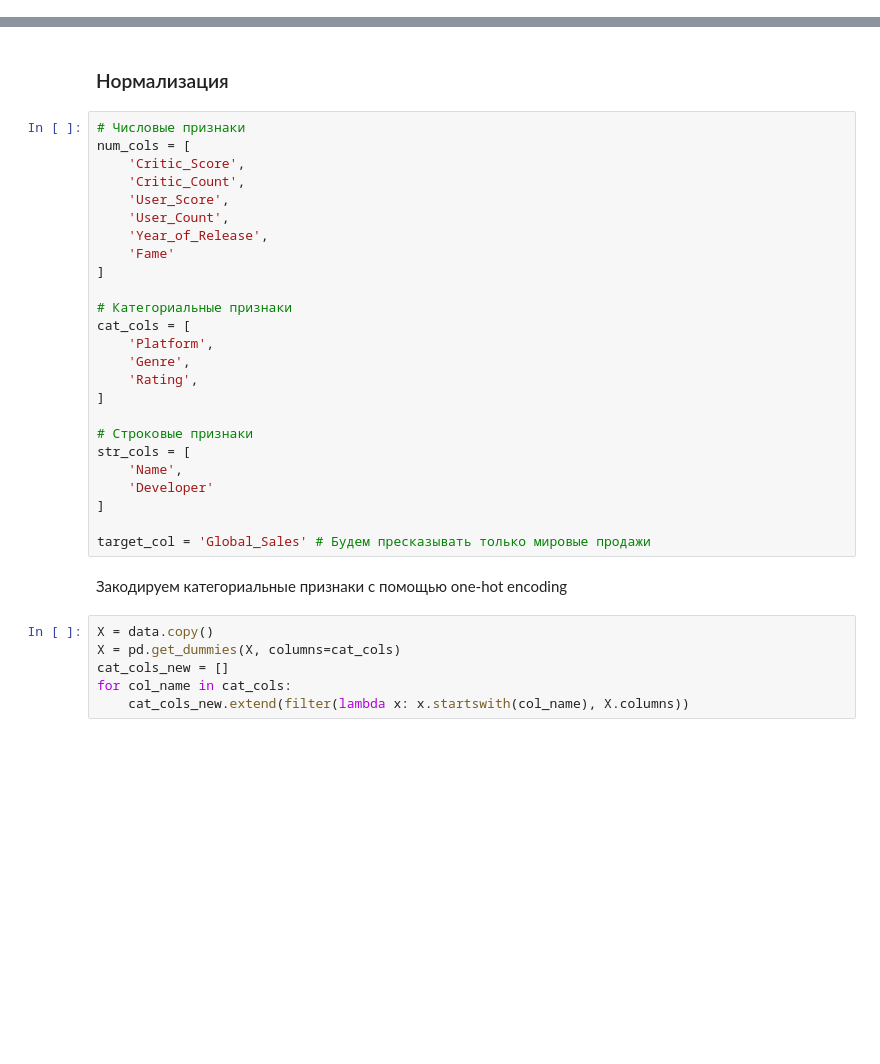
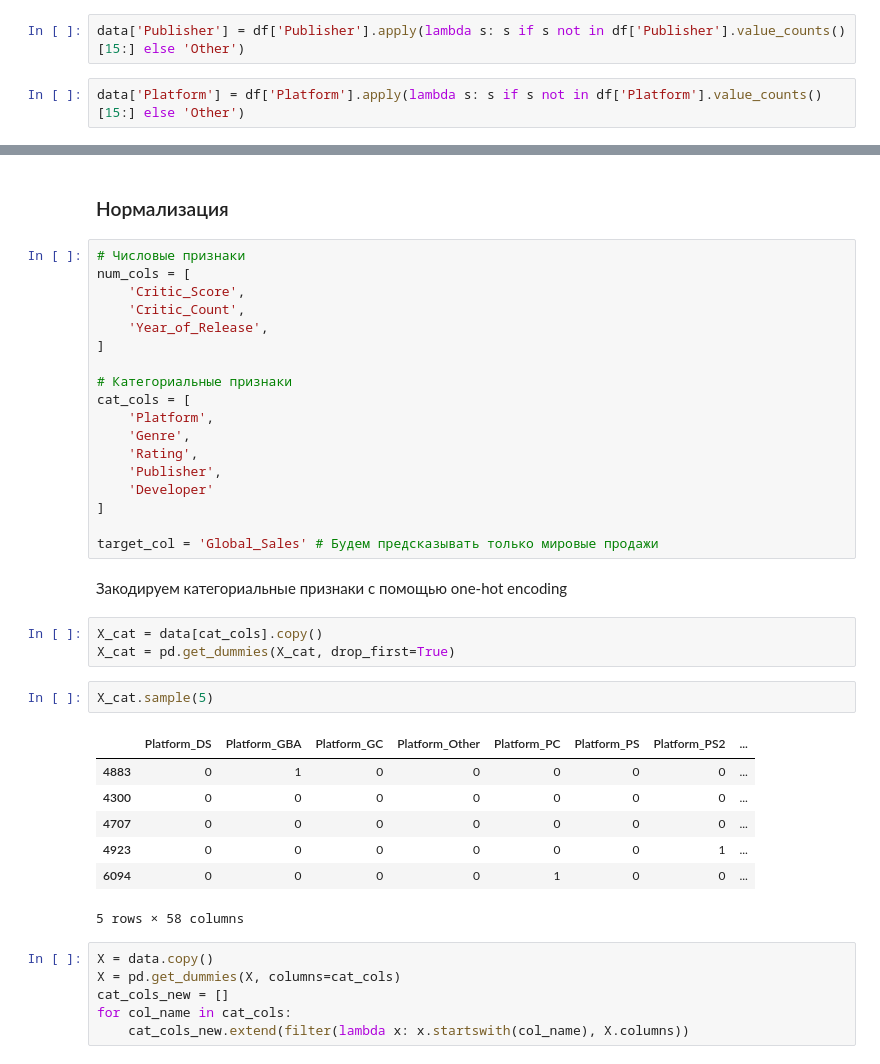
Before and after one commit to Dadypool/DS_project, a Jupyter notebook: Games.ipynb, the cells around one changed output, grey strips where cells are left out. Drawn from its saved outputs; the diff is of its cells as text; blank space fills up the shorter version.

```diff
--- a/Games.ipynb
+++ b/Games.ipynb
@@ -498,0 +466,4 @@ data.reset_index(inplace=True, drop=True)
+# %%
+data['Publisher'] = df['Publisher'].apply(lambda s: s if s not in df['Publisher'].value_counts()[15:] else 'Other')
+# %%
+data['Platform'] = df['Platform'].apply(lambda s: s if s not in df['Platform'].value_counts()[15:] else 'Other')
@@ -503,10 +483,7 @@ data.reset_index(inplace=True, drop=True)
 num_cols = [
     'Critic_Score',
     'Critic_Count',
-    'User_Score',
-    'User_Count',
     'Year_of_Release',
-    'Fame'
 ]
 
 # Категориальные признаки
@@ -514,17 +491,26 @@ cat_cols = [
     'Platform',
     'Genre',
     'Rating',
-]
-
-# Строковые признаки
-str_cols = [
-    'Name',
+    'Publisher',
     'Developer'
 ]
 
-target_col = 'Global_Sales' # Будем пресказывать только мировые продажи
+target_col = 'Global_Sales' # Будем предсказывать только мировые продажи
 # %% [markdown]
 Закодируем категориальные признаки с помощью one-hot encoding
+# %%
+X_cat = data[cat_cols].copy()
+X_cat = pd.get_dummies(X_cat, drop_first=True)
+# %%
+X_cat.sample(5)
+# %% [output]
+|  | Platform_DS | Platform_GBA | Platform_GC | Platform_Other | Platform_PC | Platform_PS | Platform_PS2 | ... |
+| 4883 | 0 | 1 | 0 | 0 | 0 | 0 | 0 | ... |
+| 4300 | 0 | 0 | 0 | 0 | 0 | 0 | 0 | ... |
+| 4707 | 0 | 0 | 0 | 0 | 0 | 0 | 0 | ... |
+| 4923 | 0 | 0 | 0 | 0 | 0 | 0 | 1 | ... |
+| 6094 | 0 | 0 | 0 | 0 | 1 | 0 | 0 | ... |
+5 rows × 58 columns
 # %%
 X = data.copy()
 X = pd.get_dummies(X, columns=cat_cols)
```
Also changed, not shown: parts of 51 cells of this notebook.
